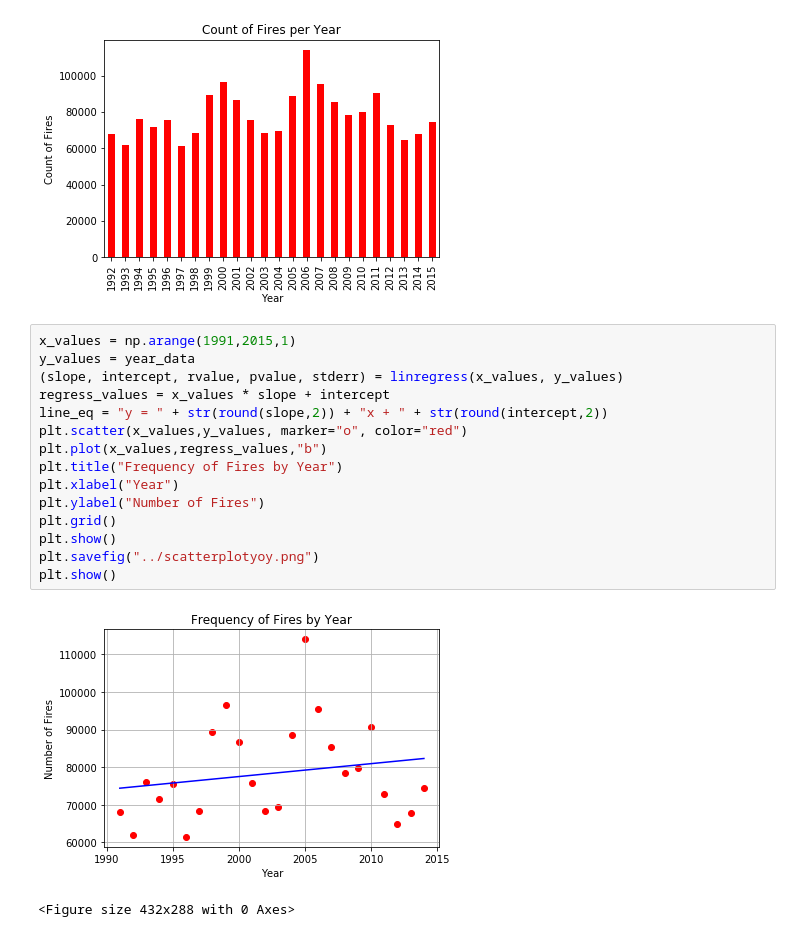
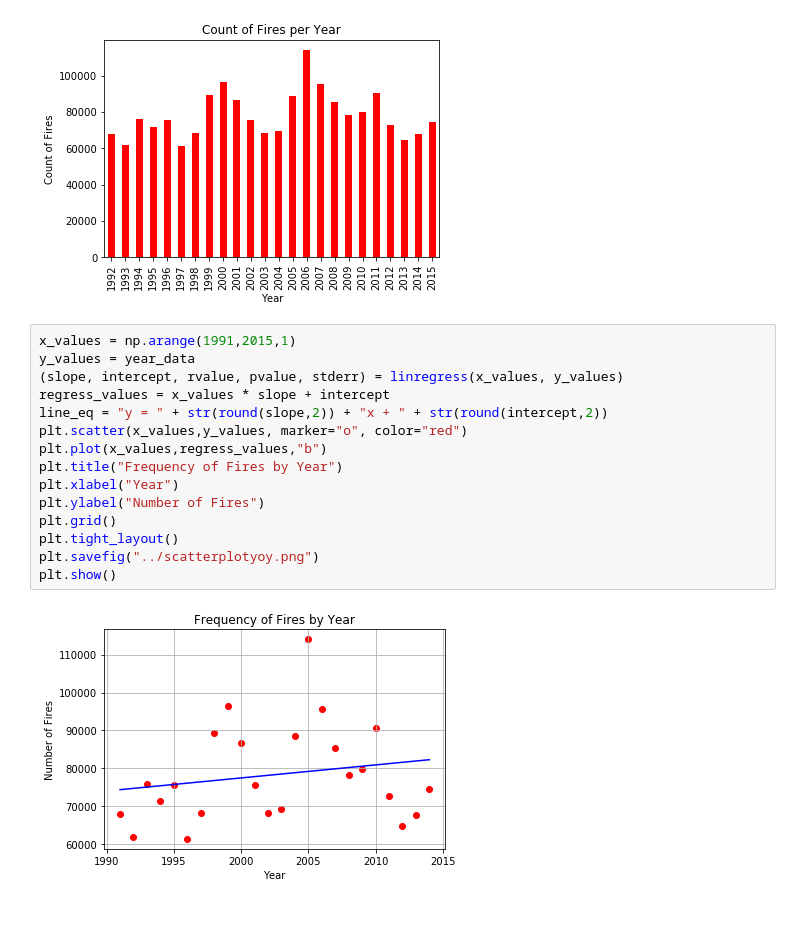
Before and after one commit to nvhabib91/project1, a Jupyter notebook: 20200118v1NH.ipynb, the cells around one changed output. Saved outputs shown, nothing was run; the diff lists cells and outputs as text.

```diff
--- a/20200118v1NH.ipynb
+++ b/20200118v1NH.ipynb
@@ -83,18 +83,17 @@ plt.show()
 # %%
 x_values = np.arange(1991,2015,1)
 y_values = year_data
 (slope, intercept, rvalue, pvalue, stderr) = linregress(x_values, y_values)
 regress_values = x_values * slope + intercept
 line_eq = "y = " + str(round(slope,2)) + "x + " + str(round(intercept,2))
 plt.scatter(x_values,y_values, marker="o", color="red")
 plt.plot(x_values,regress_values,"b")
 plt.title("Frequency of Fires by Year")
 plt.xlabel("Year")
 plt.ylabel("Number of Fires")
 plt.grid()
-plt.show()
+plt.tight_layout()
 plt.savefig("../scatterplotyoy.png")
 plt.show()
 # %% [output]
-[figure, old version]
+[figure, new version]
-<Figure size 432x288 with 0 Axes>
```
Also changed, not shown: 1 other file.
